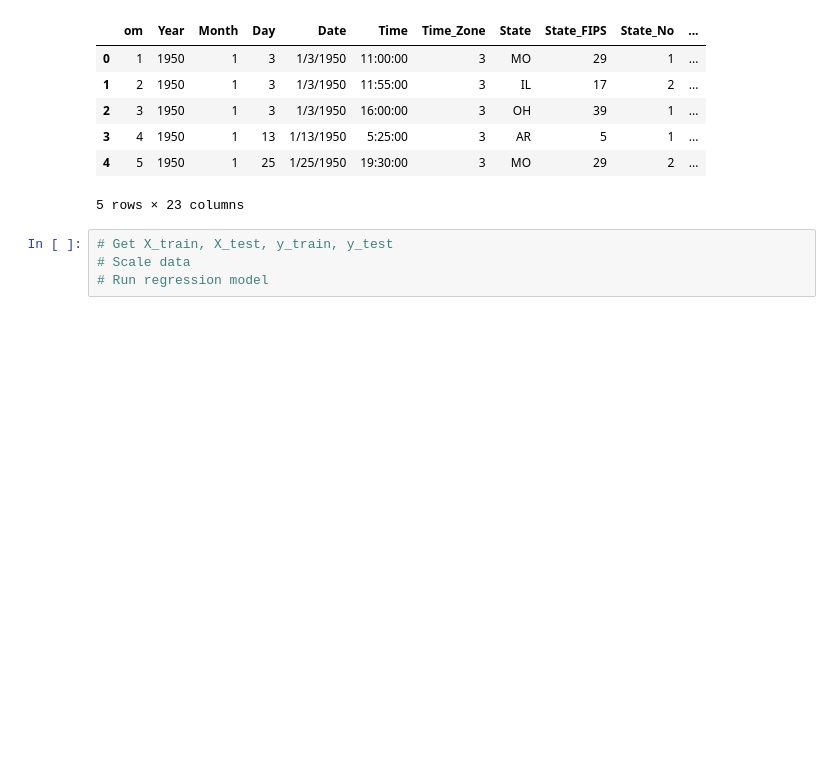
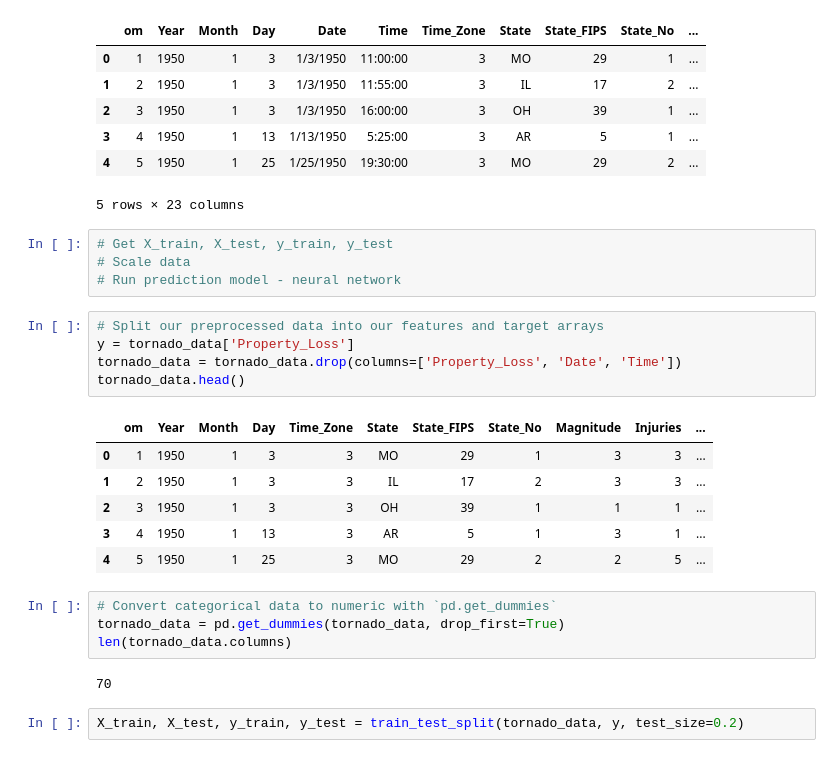
Before and after one commit to lmarksman/Project4, a Jupyter notebook: Final_Project_models.ipynb, the cells around one changed output. Saved outputs shown, nothing was run; the diff lists cells and outputs as text; blank space fills up the shorter version.

```diff
--- a/Final_Project_models.ipynb
+++ b/Final_Project_models.ipynb
@@ -139,4 +140,24 @@ pd.read_sql_query('select * from tornado_data', con=engine).head()
 # %%
 # Get X_train, X_test, y_train, y_test
 # Scale data
-# Run regression model
+# Run prediction model - neural network
+# %%
+# Split our preprocessed data into our features and target arrays
+y = tornado_data['Property_Loss']
+tornado_data = tornado_data.drop(columns=['Property_Loss', 'Date', 'Time'])
+tornado_data.head()
+# %% [output]
+|  | om | Year | Month | Day | Time_Zone | State | State_FIPS | State_No | Magnitude | Injuries | ... |
+| 0 | 1 | 1950 | 1 | 3 | 3 | MO | 29 | 1 | 3 | 3 | ... |
+| 1 | 2 | 1950 | 1 | 3 | 3 | IL | 17 | 2 | 3 | 3 | ... |
+| 2 | 3 | 1950 | 1 | 3 | 3 | OH | 39 | 1 | 1 | 1 | ... |
+| 3 | 4 | 1950 | 1 | 13 | 3 | AR | 5 | 1 | 3 | 1 | ... |
+| 4 | 5 | 1950 | 1 | 25 | 3 | MO | 29 | 2 | 2 | 5 | ... |
+# %%
+# Convert categorical data to numeric with `pd.get_dummies`
+tornado_data = pd.get_dummies(tornado_data, drop_first=True)
+len(tornado_data.columns)
+# %% [output]
+70
+# %%
+X_train, X_test, y_train, y_test = train_test_split(tornado_data, y, test_size=0.2)
```
Also changed, not shown: parts of 7 cells of this notebook.
